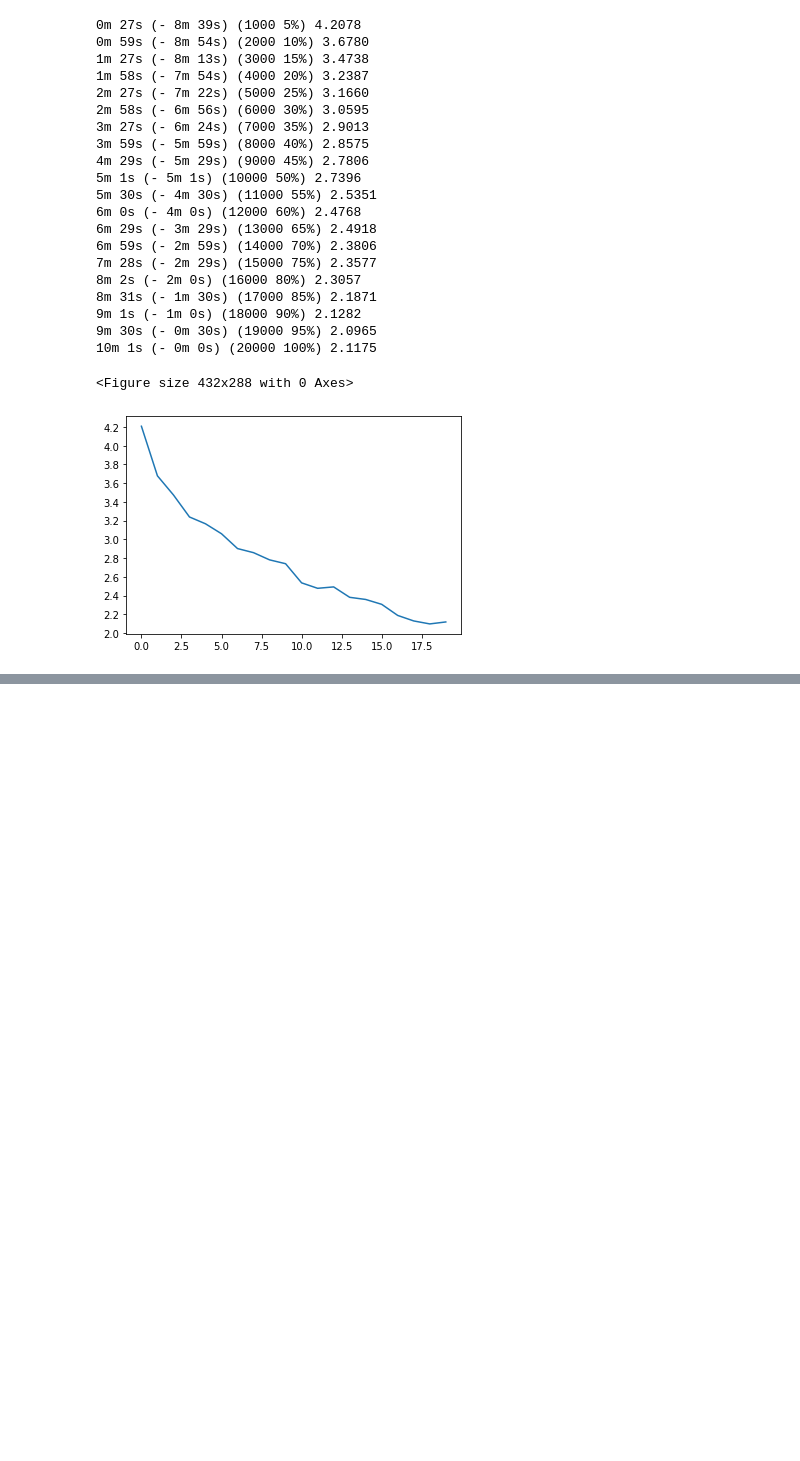
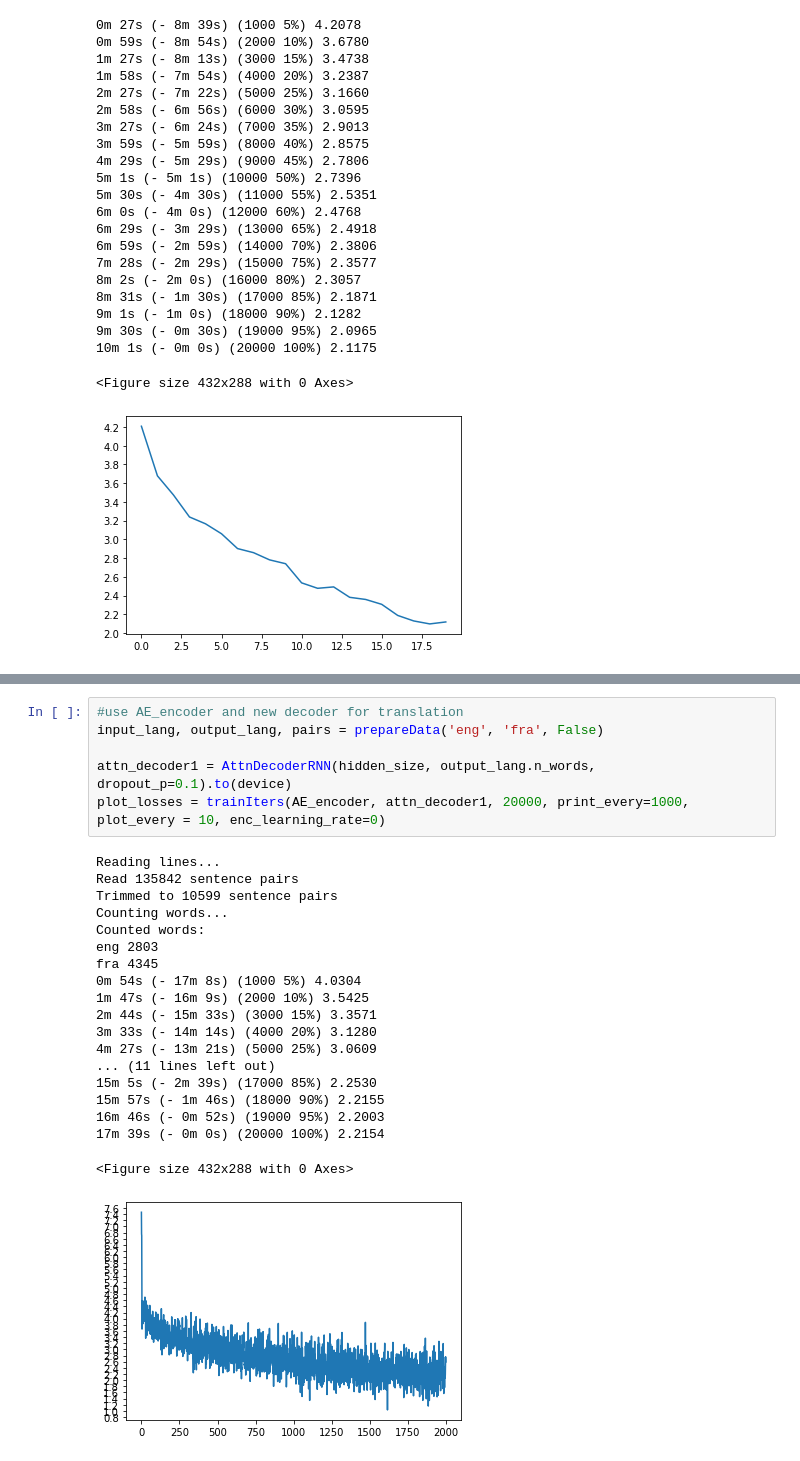
Before and after one commit to aidanhor-n/CS541-DeepLearning, a Jupyter notebook: Homework/HW6/HW6.ipynb, the cells around one changed output, grey strips where cells are left out. Saved outputs shown, nothing was run; the diff lists cells and outputs as text; blank space fills up the shorter version.

```diff
--- a/Homework/HW6/HW6.ipynb
+++ b/Homework/HW6/HW6.ipynb
@@ -450,0 +500,26 @@ vec = GloVe(name='6B', dim=50)
+# %%
+#use AE_encoder and new decoder for translation
+input_lang, output_lang, pairs = prepareData('eng', 'fra', False)
+
+attn_decoder1 = AttnDecoderRNN(hidden_size, output_lang.n_words, dropout_p=0.1).to(device)
+plot_losses = trainIters(AE_encoder, attn_decoder1, 20000, print_every=1000, plot_every = 10, enc_learning_rate=0)
+# %% [output]
+Reading lines...
+Read 135842 sentence pairs
+Trimmed to 10599 sentence pairs
+Counting words...
+Counted words:
+eng 2803
+fra 4345
+0m 54s (- 17m 8s) (1000 5%) 4.0304
+1m 47s (- 16m 9s) (2000 10%) 3.5425
+2m 44s (- 15m 33s) (3000 15%) 3.3571
+3m 33s (- 14m 14s) (4000 20%) 3.1280
+4m 27s (- 13m 21s) (5000 25%) 3.0609
+... (11 lines left out)
+15m 5s (- 2m 39s) (17000 85%) 2.2530
+15m 57s (- 1m 46s) (18000 90%) 2.2155
+16m 46s (- 0m 52s) (19000 95%) 2.2003
+17m 39s (- 0m 0s) (20000 100%) 2.2154
+<Figure size 432x288 with 0 Axes>
+[figure, added]
```
Also changed, not shown: parts of 16 cells of this notebook.
